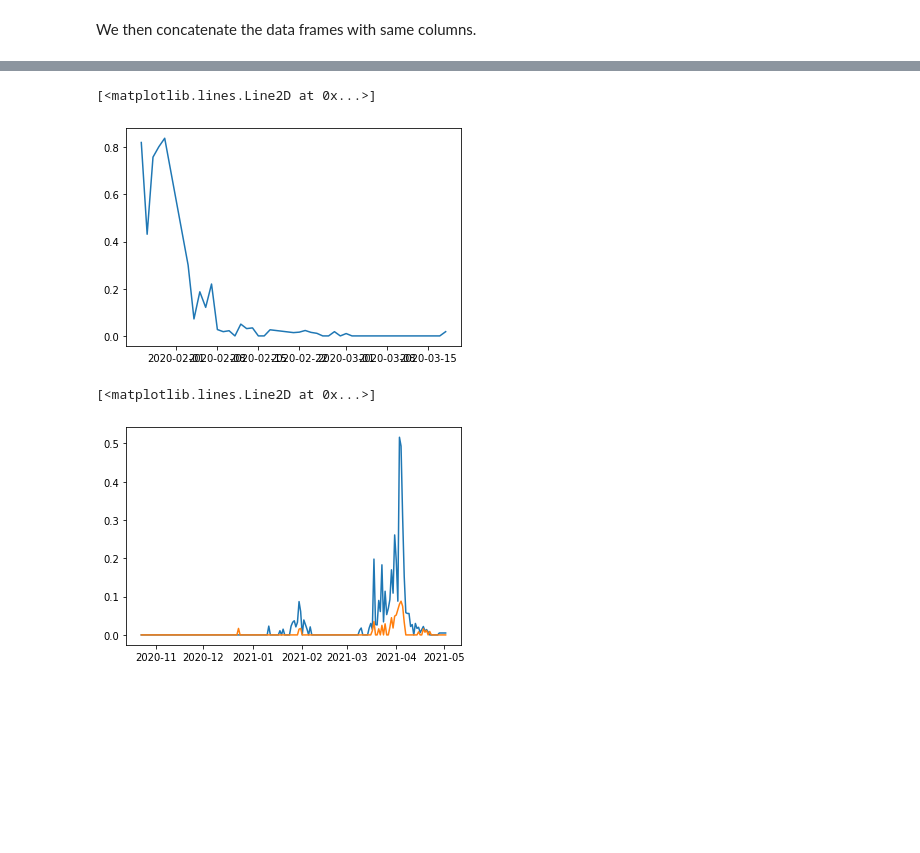
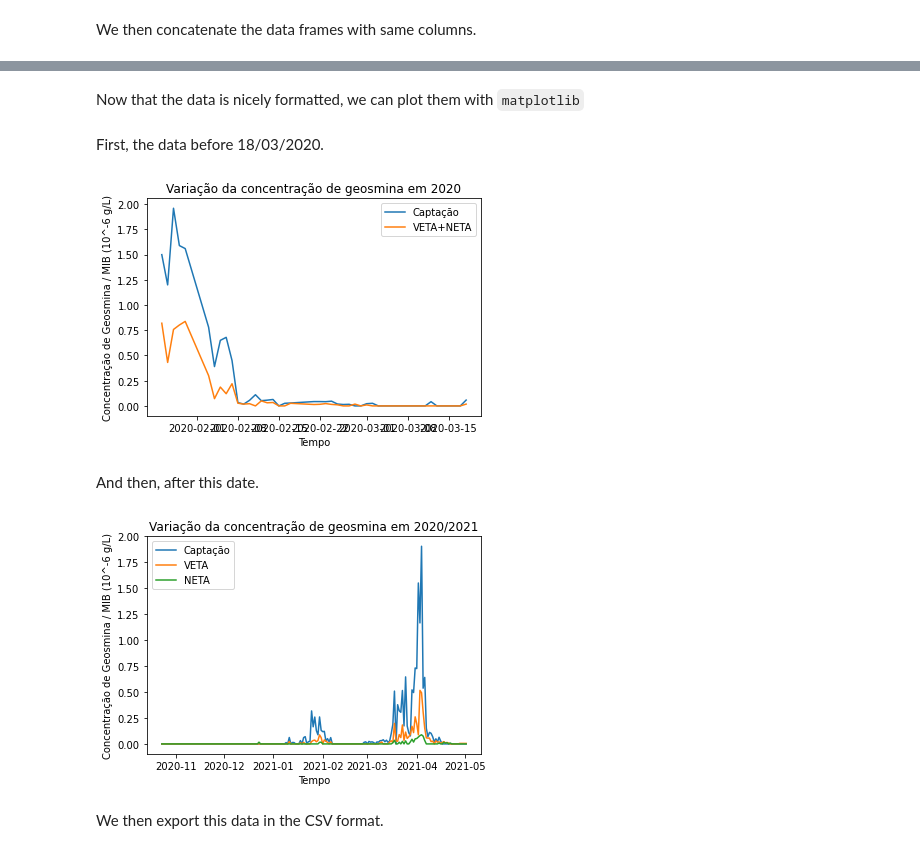
Before and after one commit to guidanoli/inf1032, a Jupyter notebook: cedae.ipynb, the cells around one changed output, grey strips where cells are left out. Saved outputs shown, nothing was run; the diff lists cells and outputs as text; code cells hidden in the pictures; blank space fills up the shorter version.

Commit message:
Nicer plotting and exporting to CSV

```diff
--- a/cedae.ipynb
+++ b/cedae.ipynb
@@ -246,13 +210,31 @@ df2
+# %% [markdown]
+Now that the data is nicely formatted, we can plot them with `matplotlib`
 # %%
 import matplotlib.pyplot as plt
+# %% [markdown]
+First, the data before 18/03/2020.
 # %%
+plt.plot(df1.date, df1.capture, label='Captação')
 plt.plot(df1.date, df1.etas, label='VETA+NETA')
+plt.xlabel('Tempo')
+plt.ylabel('Concentração de Geosmina / MIB (10^-6 g/L)')
+plt.title('Variação da concentração de geosmina em 2020')
+plt.legend()
+plt.show()
 # %% [output]
-[<matplotlib.lines.Line2D at 0x...>]
-[figure, old version]
+[figure, new version]
+# %% [markdown]
+And then, after this date.
 # %%
+plt.plot(df2.date, df2.capture, label='Captação')
 plt.plot(df2.date, df2.veta, label='VETA')
 plt.plot(df2.date, df2.neta, label='NETA')
+plt.xlabel('Tempo')
+plt.ylabel('Concentração de Geosmina / MIB (10^-6 g/L)')
+plt.title('Variação da concentração de geosmina em 2020/2021')
+plt.legend()
+plt.show()
 # %% [output]
-[<matplotlib.lines.Line2D at 0x...>]
-[figure, old version]
+[figure, new version]
+# %% [markdown]
+We then export this data in the CSV format.
```
Also changed, not shown: parts of 3 cells of this notebook.
